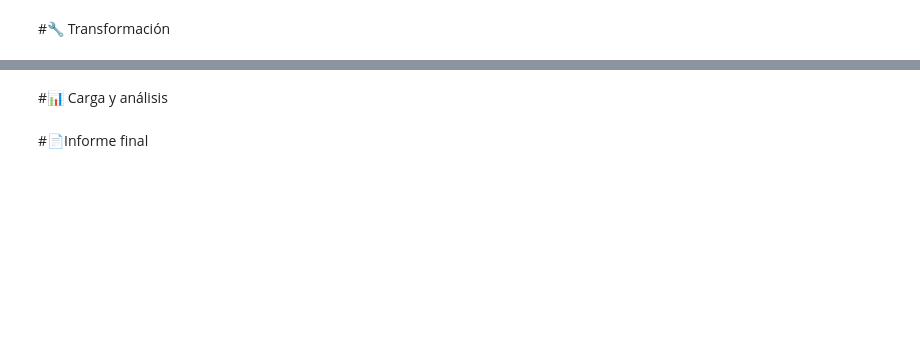
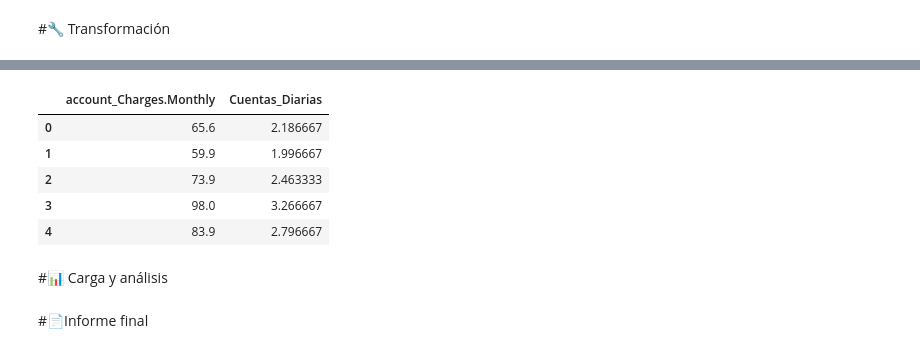
Before and after one commit to kikecastillocolombia/telecomx, a Jupyter notebook: TelecomX_LATAM.ipynb, the cells around one changed output, grey strips where cells are left out. Drawn from its saved outputs; the diff is of its cells as text; code cells hidden in the pictures; blank space fills up the shorter version.

```diff
--- a/TelecomX_LATAM.ipynb
+++ b/TelecomX_LATAM.ipynb
@@ -6,0 +178,15 @@
+# %%
+# 1. Reemplazar valores vacíos en 'Churn' por 'desconocido'
+df['Churn'] = df['Churn'].replace('', 'desconocido')
+
+# 2. Pasar todos los valores de texto a minúsculas y quitar espacios
+for col in df.columns:
+    if df[col].dtype == 'object':
+        df[col] = df[col].str.lower().str.strip()
+
+# 3. Eliminar filas duplicadas
+df = df.drop_duplicates()
+
+# 4. Verificar que se aplicaron los cambios
+print("Valores únicos en 'Churn':", df['Churn'].unique())
+print("\nNúmero de filas después de limpieza:", df.shape[0])
@@ -7,3 +209,15 @@
+# %%
+# Convertir la columna de facturación mensual a float y calcular el valor diario
+df['Cuentas_Diarias'] = df['account_Charges.Monthly'].astype(float) / 30
+# %%
+df[['account_Charges.Monthly', 'Cuentas_Diarias']].head()
+# %% [output]
+|  | account_Charges.Monthly | Cuentas_Diarias |
+| 0 | 65.6 | 2.186667 |
+| 1 | 59.9 | 1.996667 |
+| 2 | 73.9 | 2.463333 |
+| 3 | 98.0 | 3.266667 |
+| 4 | 83.9 | 2.796667 |
 # %% [markdown]
 #📊 Carga y análisis
 # %% [markdown]
```
Also changed, not shown: parts of 10 cells of this notebook.
